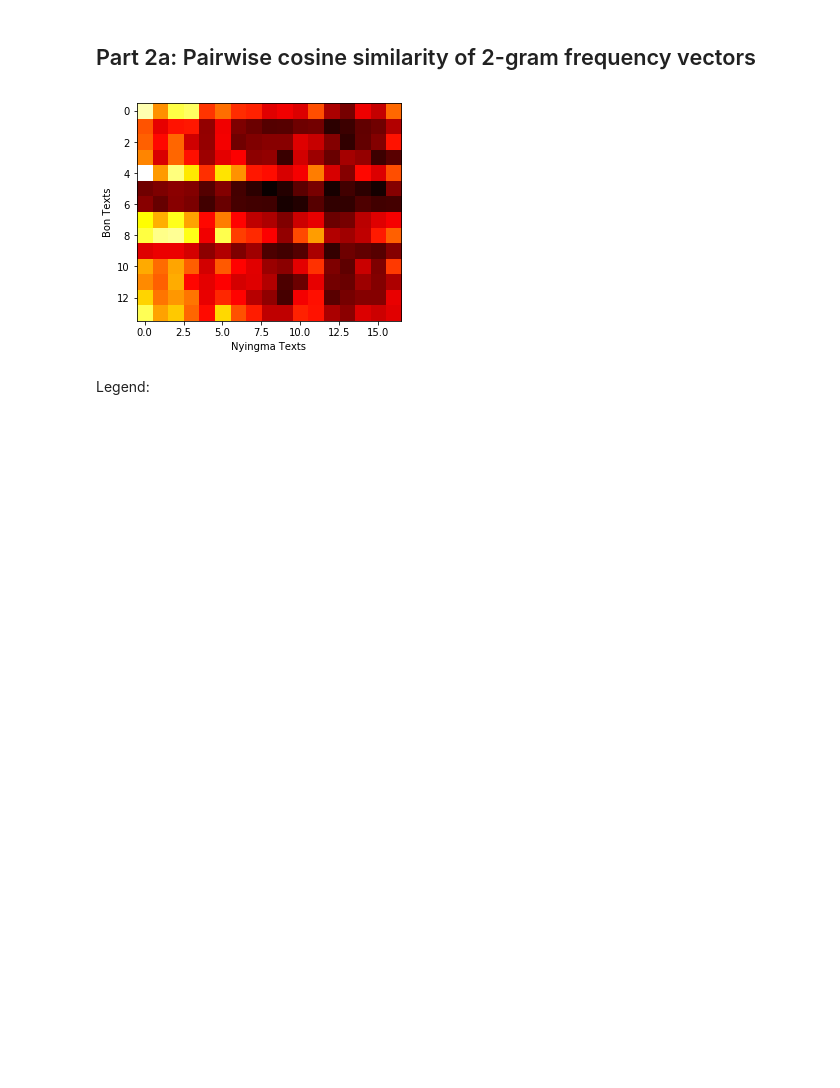
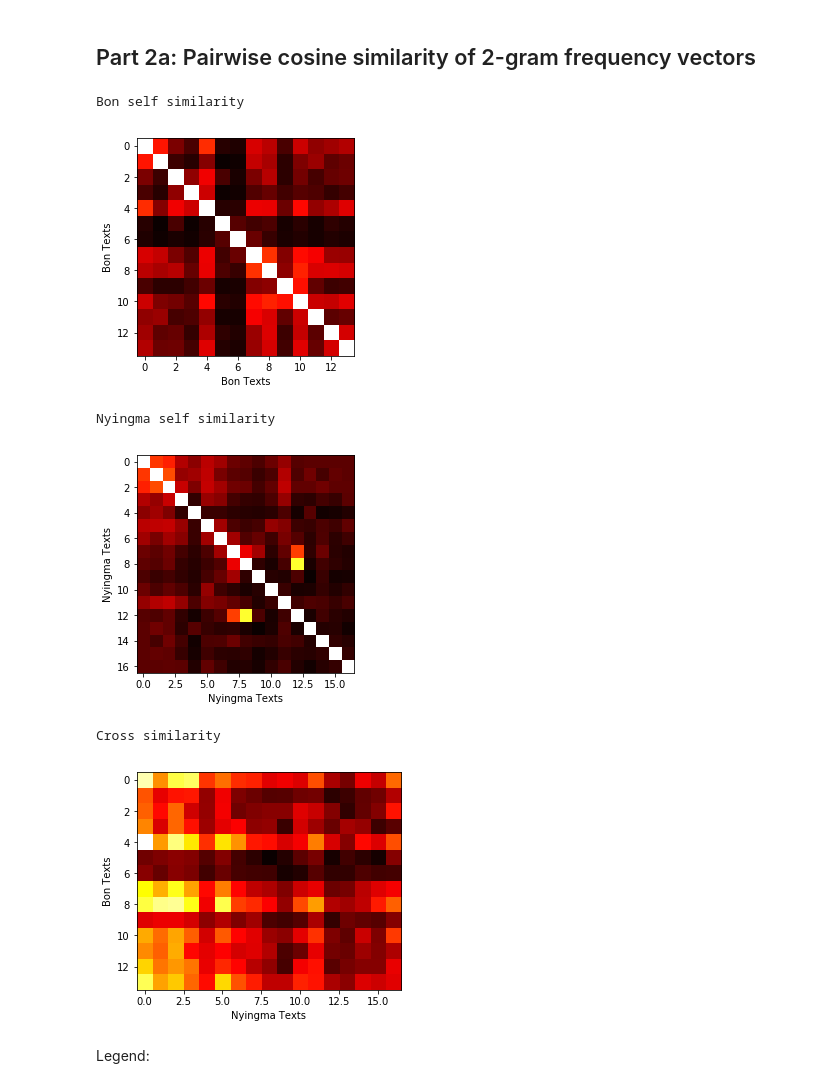
Before and after one commit to keutzer/bo-corpus-analytics, a Jupyter notebook: bon_nyingma_filtered_word_frequency_analysis.ipynb, the cells around one changed output. Cells and saved outputs as stored; diff of their text form; code cells hidden in the pictures; blank space fills up the shorter version.

Commit message:
updated with self similarity

```diff
--- a/bon_nyingma_filtered_word_frequency_analysis.ipynb
+++ b/bon_nyingma_filtered_word_frequency_analysis.ipynb
@@ -267,20 +336,54 @@ for t in nyingma_bows_bigrams:
         vec[k] = v
     nyingma_tfs_bigrams.append(vec)
 # %%
+print("Bon self similarity")
+cos_sims_bigrams = np.zeros((len(bon_tfs_bigrams), len(bon_tfs_bigrams)))
+
+for i in range(len(bon_tfs_bigrams)):
+    for j in range(len(bon_tfs_bigrams)):
+        u = bon_tfs_bigrams[i]
+        v = bon_tfs_bigrams[j]
+        cos_sims_bigrams[i,j] = (u / np.linalg.norm(u)).dot(v / np.linalg.norm(v))
+
+plt.imshow(cos_sims_bigrams, cmap='hot', interpolation='nearest')
+plt.xlabel('Bon Texts')
+plt.ylabel('Bon Texts')
+plt.show()
+
+print("Nyingma self similarity")
+cos_sims_bigrams = np.zeros((len(nyingma_tfs_bigrams), len(nyingma_tfs_bigrams)))
+
+for i in range(len(nyingma_tfs_bigrams)):
+    for j in range(len(nyingma_tfs_bigrams)):
+        u = nyingma_tfs_bigrams[i]
+        v = nyingma_tfs_bigrams[j]
+        cos_sims_bigrams[i,j] = (u / np.linalg.norm(u)).dot(v / np.linalg.norm(v))
+
+plt.imshow(cos_sims_bigrams, cmap='hot', interpolation='nearest')
+plt.xlabel('Nyingma Texts')
+plt.ylabel('Nyingma Texts')
+plt.show()
+
+print("Cross similarity")
 cos_sims_bigrams = np.zeros((len(bon_tfs_bigrams), len(nyingma_tfs_bigrams)))
 
 for i in range(len(bon_tfs_bigrams)):
     for j in range(len(nyingma_tfs_bigrams)):
         u = bon_tfs_bigrams[i]
         v = nyingma_tfs_bigrams[j]
         cos_sims_bigrams[i,j] = (u / np.linalg.norm(u)).dot(v / np.linalg.norm(v))
 
 plt.imshow(cos_sims_bigrams, cmap='hot', interpolation='nearest')
 plt.xlabel('Nyingma Texts')
 plt.ylabel('Bon Texts')
 plt.show()
 # %% [output]
+Bon self similarity
-[figure, old version]
+[figure, new version]
+Nyingma self similarity
+[figure, added]
+Cross similarity
+[figure, added]
 # %% [markdown]
 Legend:
 # %%
```
Also changed, not shown: parts of 18 cells of this notebook, 9 other files.
